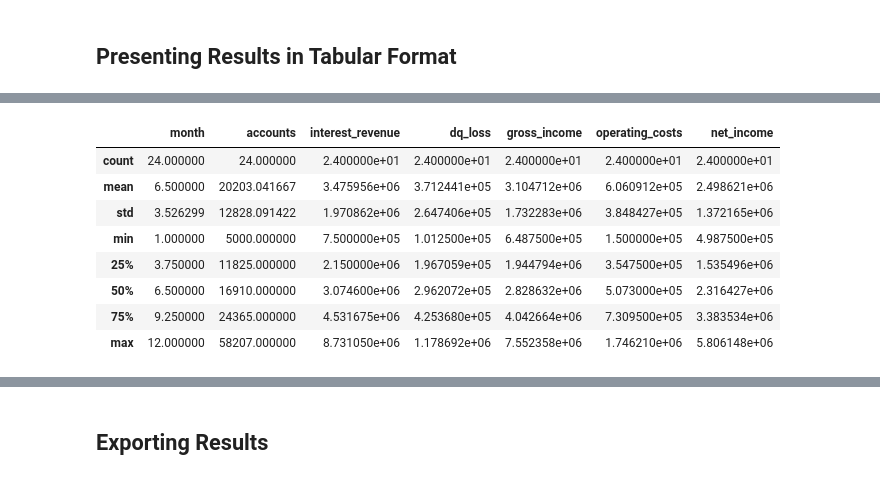
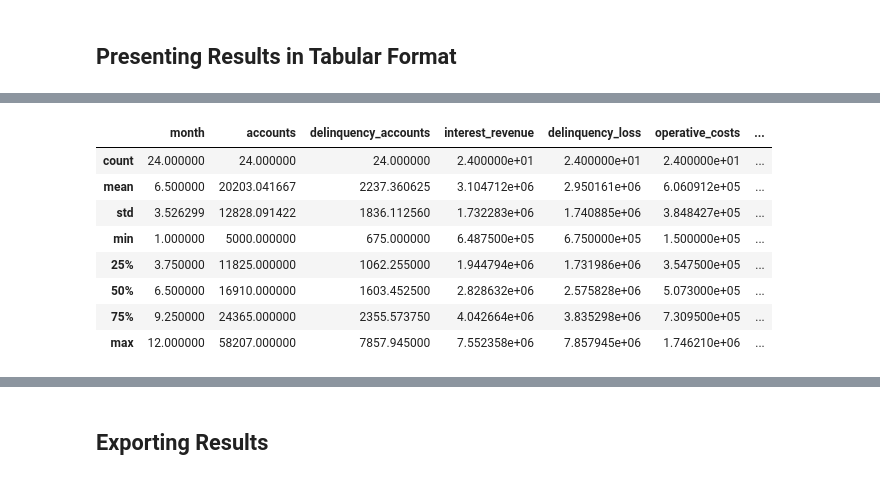
Before and after one commit to mandelbrojt/stori-ba-assessment, a Jupyter notebook: part1-state-of-business-analysis.ipynb, the cells around one changed output, grey strips where cells are left out. Saved outputs shown, nothing was run; the diff lists cells and outputs as text; code cells hidden in the pictures.

Commit message:
Updated collection results by simplifying number of variables computed

```diff
--- a/part1-state-of-business-analysis.ipynb
+++ b/part1-state-of-business-analysis.ipynb
@@ -137,6 +102,6 @@ array([2000000., 2200000., 2420000., 2662000., 2928200., 3221000.,
 # %%
 # Delinquency loss month-over-month of Contigo A
-CA_dq_loss_MoM = CA_accounts_MoM * CA_dq_loss_pa
+contigo_a_delinq_loss_mom = contigo_a_delinq_accts_mom * contigo_a_features["loan_amt"]
 
 # Delinquency loss month-over-month of Contigo B
-CB_dq_loss_MoM = CB_accounts_MoM * CB_dq_loss_pa
+contigo_b_delinq_loss_mom = contigo_b_delinq_accts_mom * contigo_b_features["loan_amt"]
@@ -155,0 +110,6 @@ array([160000., 176000., 193600., 212960., 234256., 257680., 283440.,
+# %%
+# Operative cost month-over-month of Contigo A
+contigo_a_op_cost_mom = contigo_a_accounts_mom * contigo_a_features["op_cost_per_acct"]
+
+# Operative cost month-over-month of Contigo B
+contigo_b_op_cost_mom = contigo_b_accounts_mom * contigo_b_features["op_cost_per_acct"]
@@ -156,6 +118,6 @@ array([160000., 176000., 193600., 212960., 234256., 257680., 283440.,
 # %%
-# Monthly gross income month-over-month of Contigo A
-CA_gross_income_MoM = CA_interest_rev_MoM - CA_dq_loss_MoM
+# Net income month-over-month of Contigo A
+contigo_a_net_income_mom = contigo_a_interest_rev_mom - contigo_a_delinq_loss_mom - contigo_a_op_cost_mom
 
-# Monthly gross income month-over-month of Contigo B
-CB_gross_income_MoM = CB_interest_rev_MoM - CB_dq_loss_MoM
+# Net income month-over-month of Contigo B
+contigo_b_net_income_mom = contigo_b_interest_rev_mom - contigo_b_delinq_loss_mom - contigo_b_op_cost_mom
@@ -214,17 +128,17 @@ array([1540000., 1694000., 1863400., 2049740., 2254714., 2480170.,
 cols_to_values = {
     "month":np.concatenate((np.arange(1,13), np.arange(1,13))),
     "loan_type":["Contigo A"] * 12 + ["Contigo B"] * 12,
-    "accounts":np.concatenate((CA_accounts_MoM,CB_accounts_MoM)),
-    "interest_revenue":np.concatenate((CA_interest_rev_MoM,CB_interest_rev_MoM)),
-    "dq_loss":np.concatenate((CA_dq_loss_MoM, CB_dq_loss_MoM)),
-    "gross_income":np.concatenate((CA_gross_income_MoM,CB_gross_income_MoM)),
-    "operating_costs":np.concatenate((CA_operating_costs_MoM,CB_operating_costs_MoM)),
-    "net_income":np.concatenate((CA_net_income_MoM,CB_net_income_MoM))
+    "accounts":np.concatenate((contigo_a_accounts_mom, contigo_b_accounts_mom)),
+    "delinquency_accounts":np.concatenate((contigo_a_delinq_accts_mom, contigo_b_delinq_accts_mom)),
+    "interest_revenue":np.concatenate((contigo_a_interest_rev_mom, contigo_b_interest_rev_mom)),
+    "delinquency_loss":np.concatenate((contigo_a_delinq_loss_mom, contigo_b_delinq_loss_mom)),
+    "operative_costs":np.concatenate((contigo_a_op_cost_mom, contigo_b_op_cost_mom)),
+    "net_income":np.concatenate((contigo_a_net_income_mom, contigo_b_net_income_mom))
 }
 
 # Creates a DataFrame with the results of Contigo loans
-results = pd.DataFrame(cols_to_values)
+collection_results = pd.DataFrame(cols_to_values)
 
 # Converts loan type column to a categorical data type
-results["loan_type"] = pd.Categorical(results.loan_type)
+collection_results["loan_type"] = pd.Categorical(collection_results.loan_type)
 # %%
@@ -246,14 +160,14 @@ Data columns (total 8 columns):
 dtypes: category(1), float64(4), int64(3)
 memory usage: 1.6 KB
 # %%
-results.describe()
+collection_results.describe()
 # %% [output]
-|  | month | accounts | interest_revenue | dq_loss | gross_income | operating_costs | net_income |
-| count | 24.000000 | 24.000000 | 2.400000e+01 | 2.400000e+01 | 2.400000e+01 | 2.400000e+01 | 2.400000e+01 |
-| mean | 6.500000 | 20203.041667 | 3.475956e+06 | 3.712441e+05 | 3.104712e+06 | 6.060912e+05 | 2.498621e+06 |
-| std | 3.526299 | 12828.091422 | 1.970862e+06 | 2.647406e+05 | 1.732283e+06 | 3.848427e+05 | 1.372165e+06 |
-| min | 1.000000 | 5000.000000 | 7.500000e+05 | 1.012500e+05 | 6.487500e+05 | 1.500000e+05 | 4.987500e+05 |
-| 25% | 3.750000 | 11825.000000 | 2.150000e+06 | 1.967059e+05 | 1.944794e+06 | 3.547500e+05 | 1.535496e+06 |
-| 50% | 6.500000 | 16910.000000 | 3.074600e+06 | 2.962072e+05 | 2.828632e+06 | 5.073000e+05 | 2.316427e+06 |
-| 75% | 9.250000 | 24365.000000 | 4.531675e+06 | 4.253680e+05 | 4.042664e+06 | 7.309500e+05 | 3.383534e+06 |
-| max | 12.000000 | 58207.000000 | 8.731050e+06 | 1.178692e+06 | 7.552358e+06 | 1.746210e+06 | 5.806148e+06 |
+|  | month | accounts | delinquency_accounts | interest_revenue | delinquency_loss | operative_costs | ... |
+| count | 24.000000 | 24.000000 | 24.000000 | 2.400000e+01 | 2.400000e+01 | 2.400000e+01 | ... |
+| mean | 6.500000 | 20203.041667 | 2237.360625 | 3.104712e+06 | 2.950161e+06 | 6.060912e+05 | ... |
+| std | 3.526299 | 12828.091422 | 1836.112560 | 1.732283e+06 | 1.740885e+06 | 3.848427e+05 | ... |
+| min | 1.000000 | 5000.000000 | 675.000000 | 6.487500e+05 | 6.750000e+05 | 1.500000e+05 | ... |
+| 25% | 3.750000 | 11825.000000 | 1062.255000 | 1.944794e+06 | 1.731986e+06 | 3.547500e+05 | ... |
+| 50% | 6.500000 | 16910.000000 | 1603.452500 | 2.828632e+06 | 2.575828e+06 | 5.073000e+05 | ... |
+| 75% | 9.250000 | 24365.000000 | 2355.573750 | 4.042664e+06 | 3.835298e+06 | 7.309500e+05 | ... |
+| max | 12.000000 | 58207.000000 | 7857.945000 | 7.552358e+06 | 7.857945e+06 | 1.746210e+06 | ... |
```
Also changed, not shown: parts of 51 cells of this notebook.
